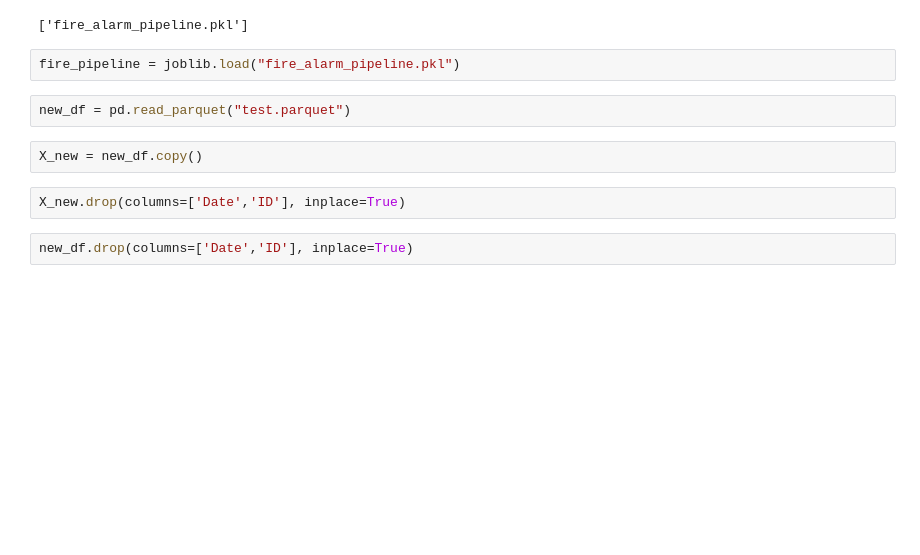
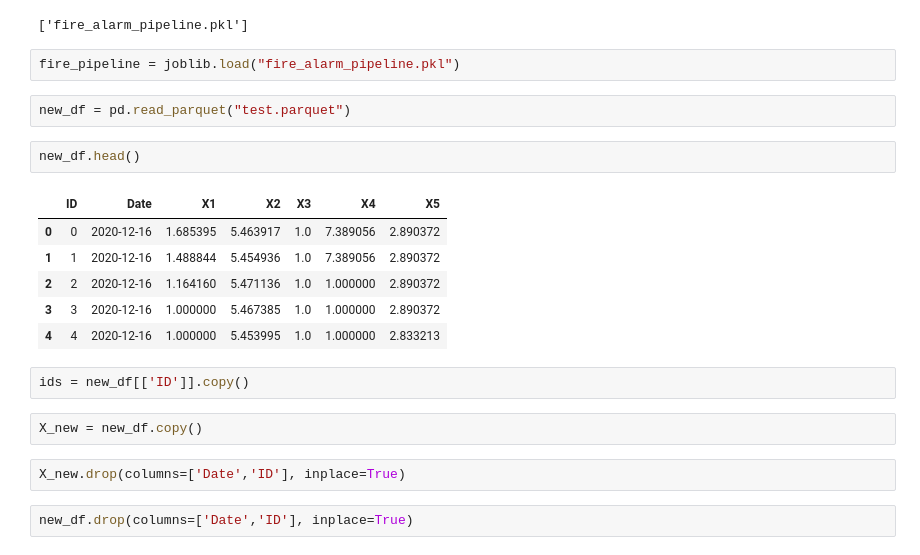
Before and after one commit to devendrakushwah80/fire-alarm-prediction-ml, a Jupyter notebook: Fire_Alarm_Prediction_Decision_Tree.ipynb, the cells around one changed output. Drawn from its saved outputs; the diff is of its cells as text; blank space fills up the shorter version.

```diff
--- a/Fire_Alarm_Prediction_Decision_Tree.ipynb
+++ b/Fire_Alarm_Prediction_Decision_Tree.ipynb
@@ -305,6 +309,17 @@ joblib.dump(fire_pipeline, "fire_alarm_pipeline.pkl")
 fire_pipeline = joblib.load("fire_alarm_pipeline.pkl")
 # %%
 new_df = pd.read_parquet("test.parquet")
+# %%
+new_df.head()
+# %% [output]
+|  | ID | Date | X1 | X2 | X3 | X4 | X5 |
+| 0 | 0 | 2020-12-16 | 1.685395 | 5.463917 | 1.0 | 7.389056 | 2.890372 |
+| 1 | 1 | 2020-12-16 | 1.488844 | 5.454936 | 1.0 | 7.389056 | 2.890372 |
+| 2 | 2 | 2020-12-16 | 1.164160 | 5.471136 | 1.0 | 1.000000 | 2.890372 |
+| 3 | 3 | 2020-12-16 | 1.000000 | 5.467385 | 1.0 | 1.000000 | 2.890372 |
+| 4 | 4 | 2020-12-16 | 1.000000 | 5.453995 | 1.0 | 1.000000 | 2.833213 |
+# %%
+ids = new_df[['ID']].copy()
 # %%
 X_new = new_df.copy()
 # %%
```
Also changed, not shown: parts of 8 cells of this notebook.
